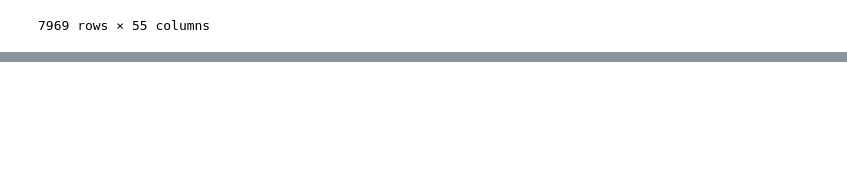
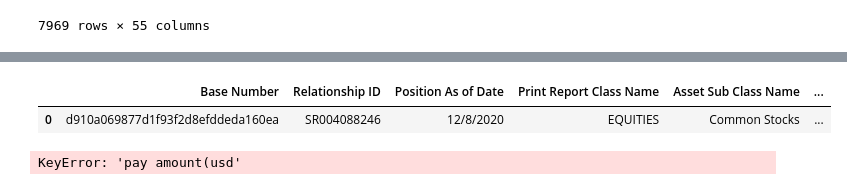
Before and after one commit to benedictthen1/FYP-IS484, a Jupyter notebook: Harvey/Dataframe Compilation/Preprocessing_test.ipynb, the cells around one changed output, grey strips where cells are left out. Drawn from its saved outputs; the diff is of its cells as text; code cells hidden in the pictures; blank space fills up the shorter version.

```diff
--- a/Harvey/Dataframe Compilation/Preprocessing_test.ipynb
+++ b/Harvey/Dataframe Compilation/Preprocessing_test.ipynb
@@ -302,0 +330,18 @@ stock.history()
+# %%
+df = pd.read_sql('SELECT public.\"Client\".\"Base Number\", public.\"Client\".\"Relationship ID\", public.\"Client\".\"Position As of Date\",public.\"Client\".\"Print Report Class Name\",public.\"Client\".\"Asset Sub Class Name\",public.\"Client\".\"Security Name\", public.\"Client\".\"Ticker\", public.\"Client\".\"Nominal Currency Code\", public.\"Client\".\"Units\", public.\"Client\".\"Amount in CCY\", public.\"Client\".\"Amount in USD\", public.\"Client\".\"Loan / Cash Rate to client\", public.\"Client\".\"Current Price\", public.\"Client\".\"Average Unit Cost\" FROM public.\"Client\" lIMIT 1', engine)
+
+df
+# %% [output]
+|  | Base Number | Relationship ID | Position As of Date | Print Report Class Name | Asset Sub Class Name | ... |
+| 0 | d910a069877d1f93f2d8efddeda160ea | SR004088246 | 12/8/2020 | EQUITIES | Common Stocks | ... |
+# %%
+import pandas as pd
+df = pd.read_csv(r'C:\Users\Harvey\Desktop\FYP-IS484\Harvey\Client.csv')
+df.columns = [c.lower() for c in df.columns] #postgres doesn't like capitals or spaces
+
+from sqlalchemy import create_engine
+engine = create_engine('postgresql://postgres:postgres@localhost:5432/Citibank.FYP')
+
+df.to_sql("Client", engine)
+# %% [output]
+KeyError: 'pay amount(usd'
```
Also changed, not shown: parts of 2 cells of this notebook, 22 other files.
